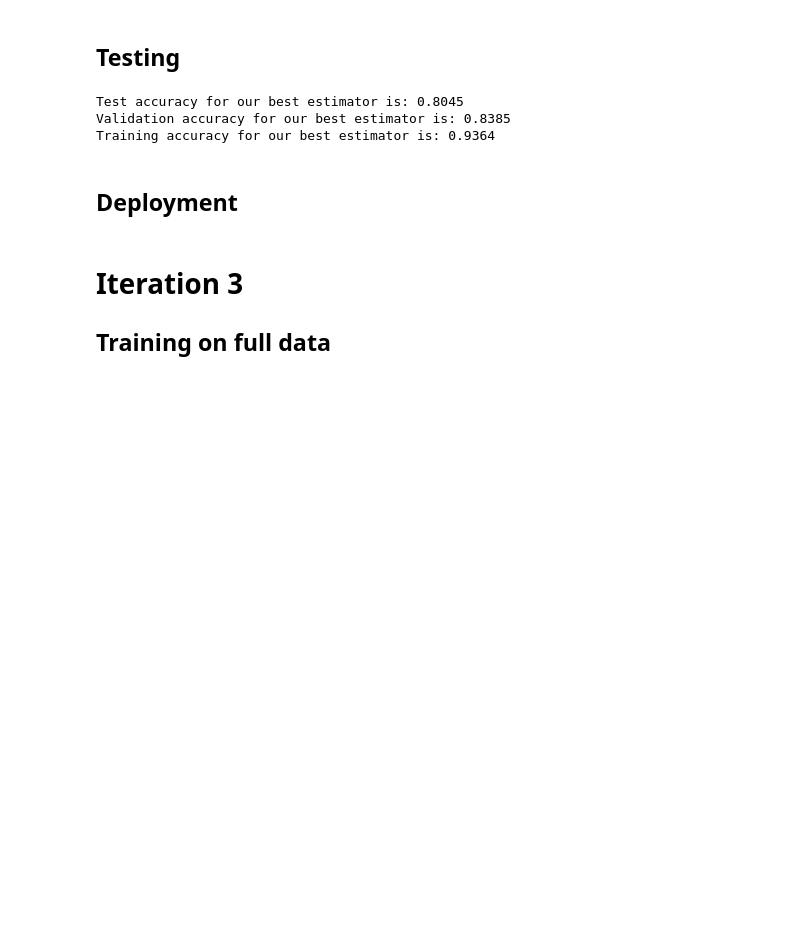
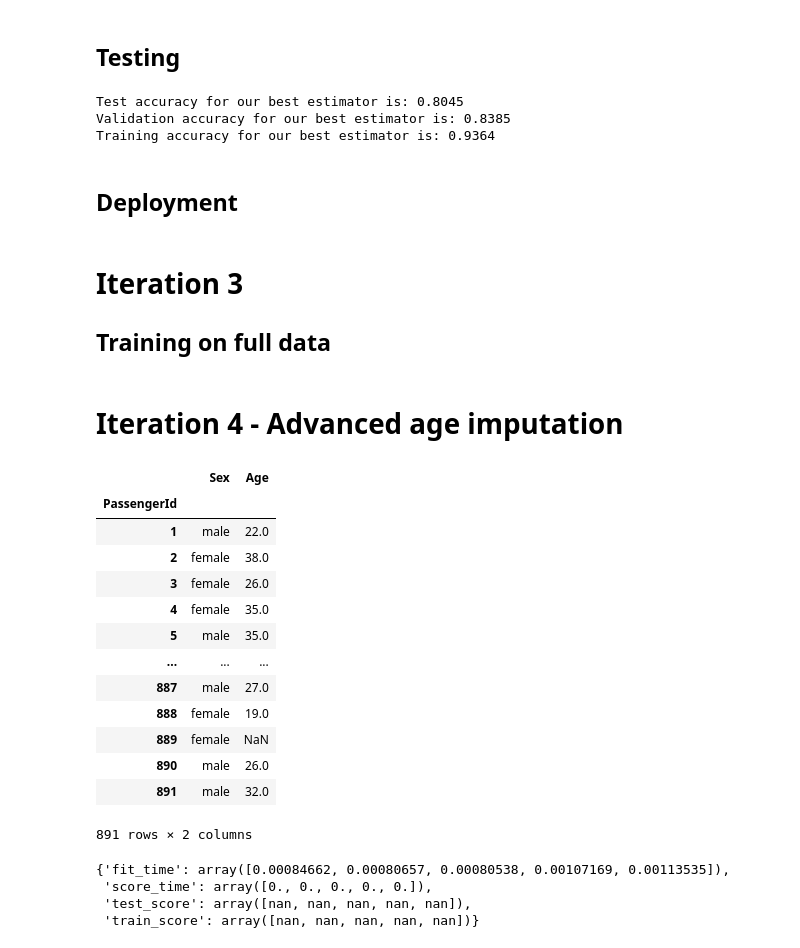
Before and after one commit to debanandasarkar/Kaggle_Titanic, a Jupyter notebook: Titanic_notebook.ipynb, the cells around one changed output. Drawn from its saved outputs; the diff is of its cells as text; code cells hidden in the pictures; blank space fills up the shorter version.

Commit message:
Iteration 4 incomplete

```diff
--- a/Titanic_notebook.ipynb
+++ b/Titanic_notebook.ipynb
@@ -758,3 +758,5 @@ final_prediction = pd.DataFrame(
     final_estimator.predict(deploy_df), index=deploy_df.index, columns=["Survived"]
 )
 final_prediction.to_csv("result/submission.csv")
+# %% [markdown]
+# Iteration 4 - Advanced age imputation
@@ -760,0 +792,19 @@ final_prediction.to_csv("result/submission.csv")
+# %%
+X_train, y_train = data_df.drop(columns=["Survived"]), data_df["Survived"]
+X_train = X_train.loc[:, ["Sex", "Age"]]
+X_train
+# %% [output]
+|  | Sex | Age |
+| PassengerId |  |  |
+| 1 | male | 22.0 |
+| 2 | female | 38.0 |
+| 3 | female | 26.0 |
+| 4 | female | 35.0 |
+| 5 | male | 35.0 |
+| ... | ... | ... |
+| 887 | male | 27.0 |
+| 888 | female | 19.0 |
+| 889 | female | NaN |
+| 890 | male | 26.0 |
+| 891 | male | 32.0 |
+891 rows × 2 columns
@@ -760,0 +816,10 @@ final_prediction.to_csv("result/submission.csv")
+# %%
+scores = cross_validate(
+    pipe_model, X_train, y_train, cv=5, return_train_score=True, n_jobs=-1
+)
+scores
+# %% [output]
+{'fit_time': array([0.00084662, 0.00080657, 0.00080538, 0.00107169, 0.00113535]),
+ 'score_time': array([0., 0., 0., 0., 0.]),
+ 'test_score': array([nan, nan, nan, nan, nan]),
+ 'train_score': array([nan, nan, nan, nan, nan])}
```
Also changed, not shown: parts of 2 cells of this notebook.
